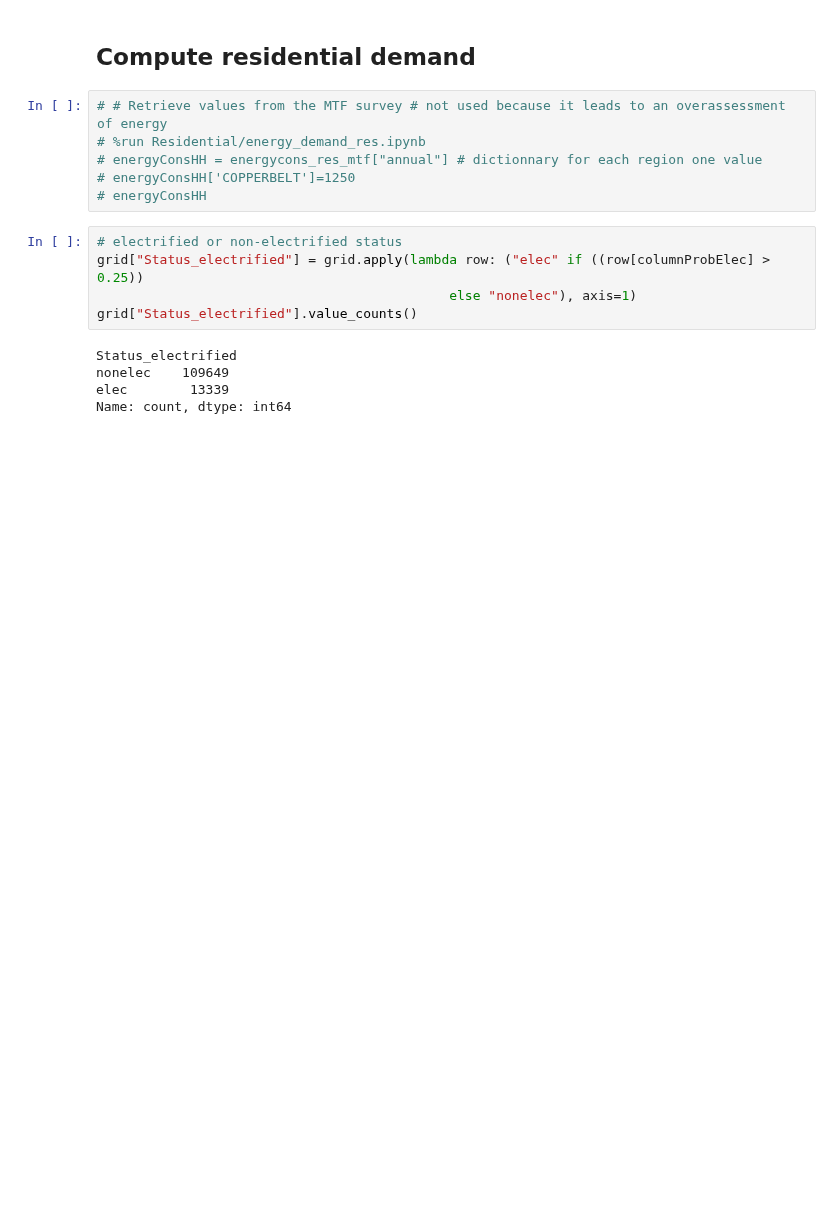
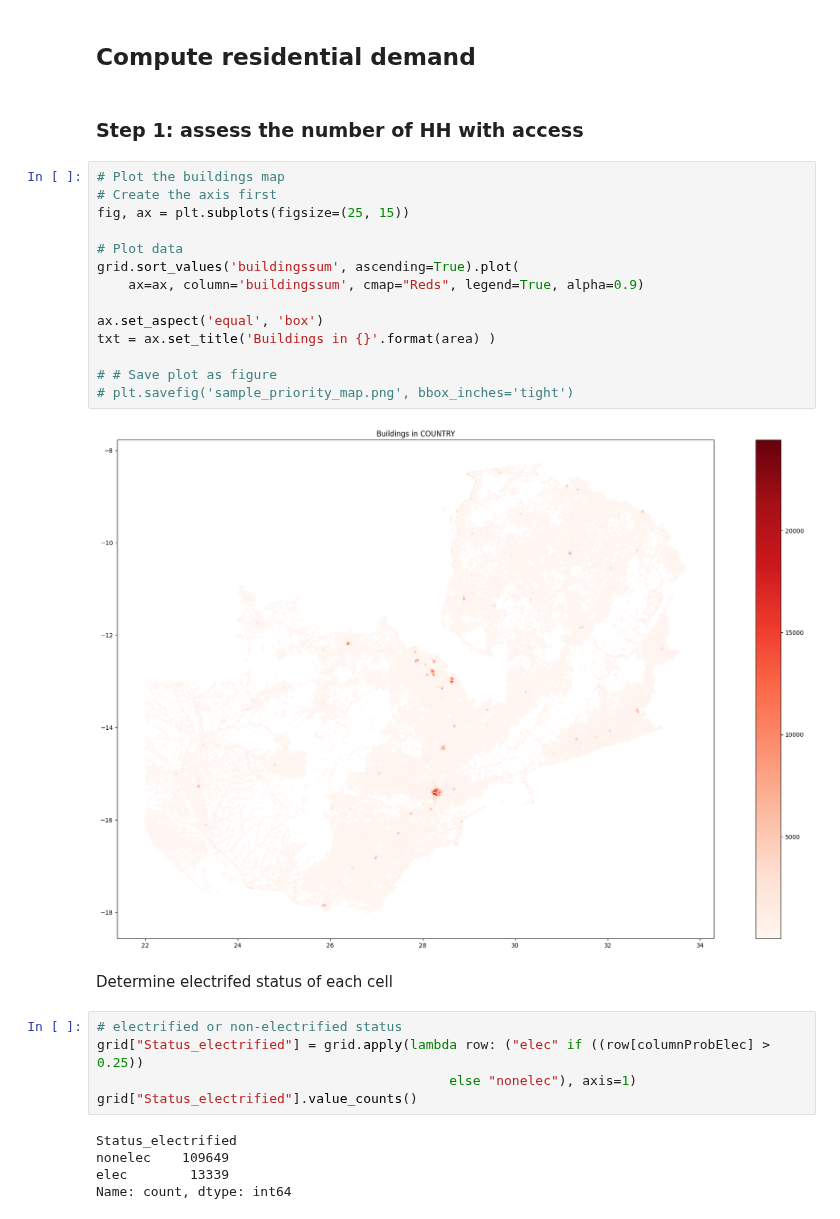
Before and after one commit to ariane-millot/EDeMOS, a Jupyter notebook: Residential/BuildingDemandMethod1_Simplified.ipynb, the cells around one changed output. Saved outputs shown, nothing was run; the diff lists cells and outputs as text; blank space fills up the shorter version.

```diff
--- a/Residential/BuildingDemandMethod1_Simplified.ipynb
+++ b/Residential/BuildingDemandMethod1_Simplified.ipynb
@@ -247,11 +245,25 @@ grid.head(3)
 # %% [markdown]
 ## Compute residential demand
-# %%
-# # Retrieve values from the MTF survey # not used because it leads to an overassessment of energy
-# %run Residential/energy_demand_res.ipynb
-# energyConsHH = energycons_res_mtf["annual"] # dictionnary for each region one value
-# energyConsHH['COPPERBELT']=1250
-# energyConsHH
+# %% [markdown]
+### Step 1: assess the number of HH with access
+# %%
+# Plot the buildings map
+# Create the axis first
+fig, ax = plt.subplots(figsize=(25, 15))
+
+# Plot data
+grid.sort_values('buildingssum', ascending=True).plot(
+    ax=ax, column='buildingssum', cmap="Reds", legend=True, alpha=0.9)
+
+ax.set_aspect('equal', 'box')
+txt = ax.set_title('Buildings in {}'.format(area) )
+
+# # Save plot as figure
+# plt.savefig('sample_priority_map.png', bbox_inches='tight')
+# %% [output]
+[figure, added]
+# %% [markdown]
+Determine electrifed status of each cell
 # %%
 # electrified or non-electrified status
 grid["Status_electrified"] = grid.apply(lambda row: ("elec" if ((row[columnProbElec] > 0.25))
```
Also changed, not shown: parts of 35 cells of this notebook, 1 other file.
